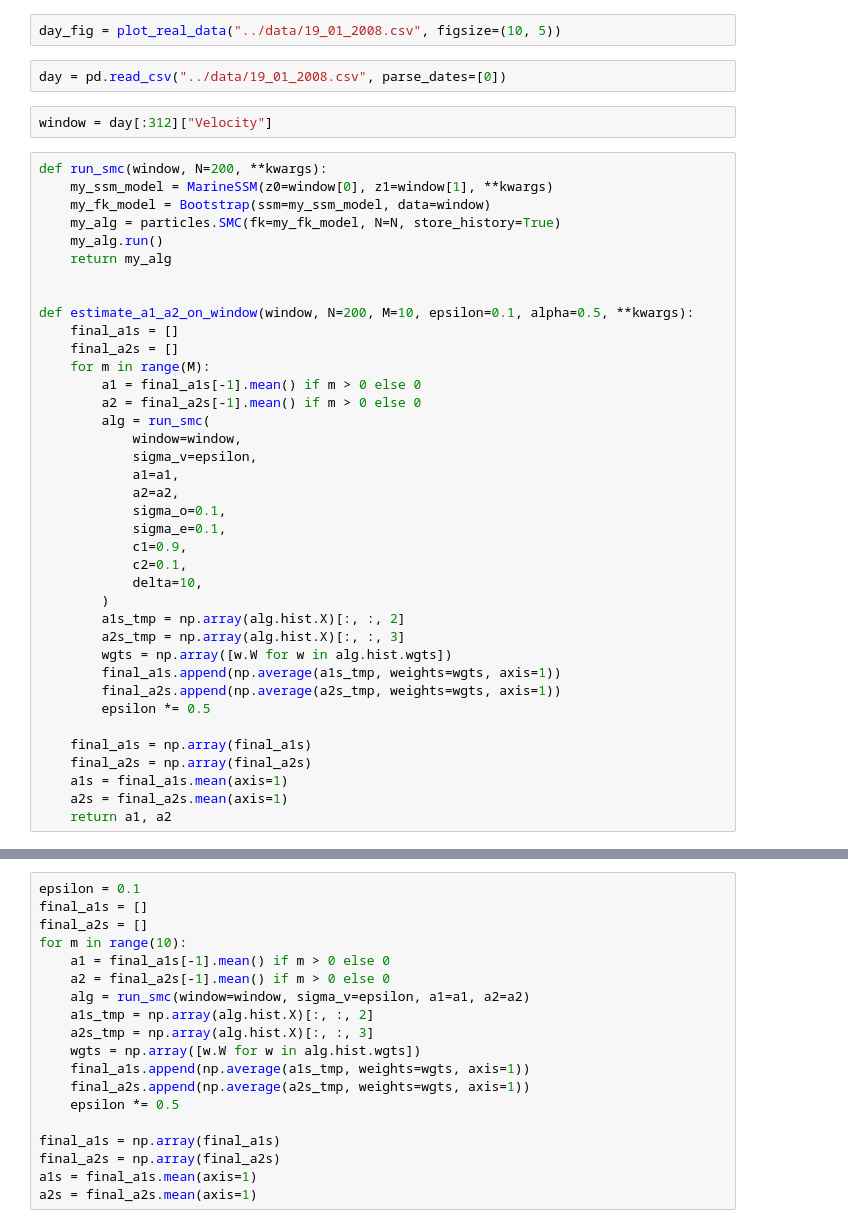
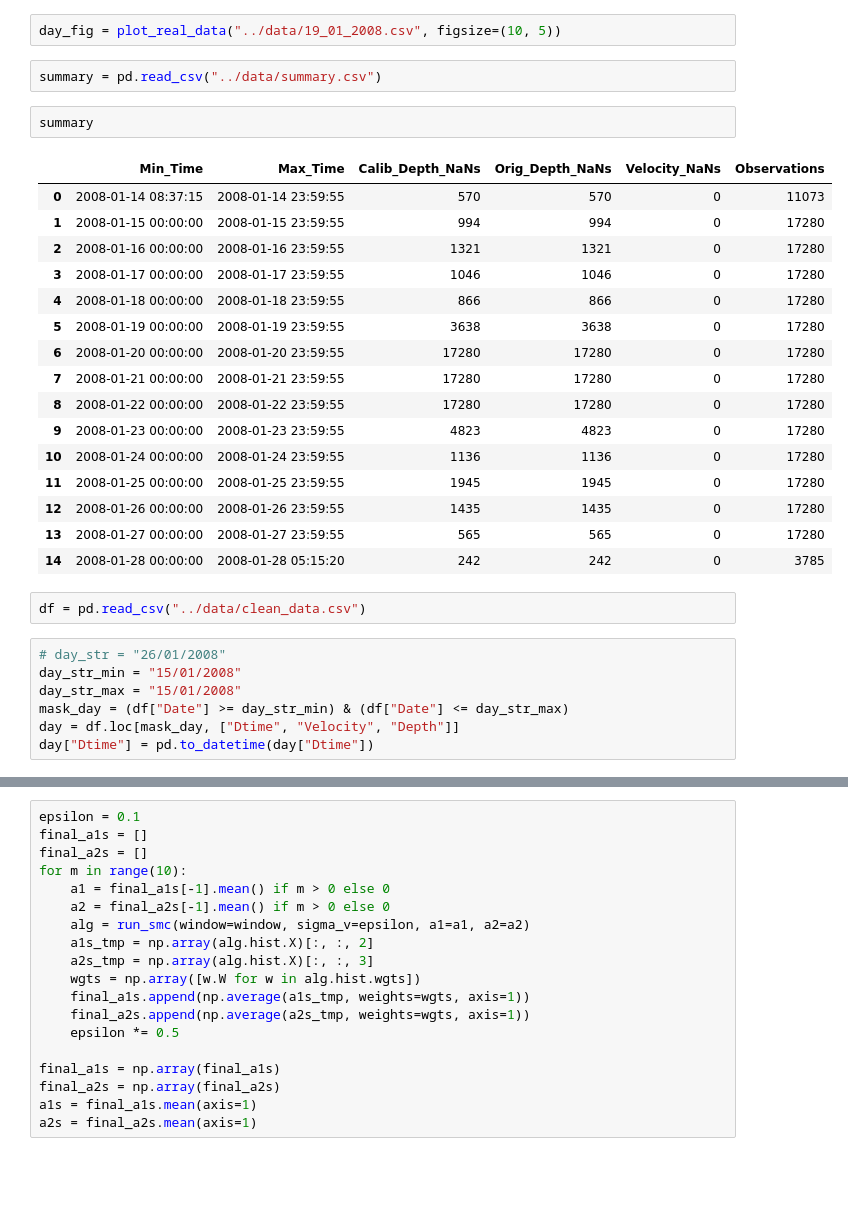
Before and after one commit to gwatkinson/smc_movement_models, a Jupyter notebook: notebooks/first_implementation.ipynb, the cells around one changed output, grey strips where cells are left out. Cells and saved outputs as stored; diff of their text form; blank space fills up the shorter version.

```diff
--- a/notebooks/first_implementation.ipynb
+++ b/notebooks/first_implementation.ipynb
@@ -22,44 +21,32 @@ gv_fig = plot_graph_values(figsize=None)
 # %%
 day_fig = plot_real_data("../data/19_01_2008.csv", figsize=(10, 5))
 # %%
-day = pd.read_csv("../data/19_01_2008.csv", parse_dates=[0])
+summary = pd.read_csv("../data/summary.csv")
-# %%
-window = day[:312]["Velocity"]
-# %%
-def run_smc(window, N=200, **kwargs):
-    my_ssm_model = MarineSSM(z0=window[0], z1=window[1], **kwargs)
-    my_fk_model = Bootstrap(ssm=my_ssm_model, data=window)
-    my_alg = particles.SMC(fk=my_fk_model, N=N, store_history=True)
-    my_alg.run()
-    return my_alg
-
-
-def estimate_a1_a2_on_window(window, N=200, M=10, epsilon=0.1, alpha=0.5, **kwargs):
-    final_a1s = []
-    final_a2s = []
-    for m in range(M):
-        a1 = final_a1s[-1].mean() if m > 0 else 0
-        a2 = final_a2s[-1].mean() if m > 0 else 0
-        alg = run_smc(
-            window=window,
-            sigma_v=epsilon,
-            a1=a1,
-            a2=a2,
-            sigma_o=0.1,
-            sigma_e=0.1,
-            c1=0.9,
-            c2=0.1,
-            delta=10,
-        )
-        a1s_tmp = np.array(alg.hist.X)[:, :, 2]
-        a2s_tmp = np.array(alg.hist.X)[:, :, 3]
-        wgts = np.array([w.W for w in alg.hist.wgts])
-        final_a1s.append(np.average(a1s_tmp, weights=wgts, axis=1))
-        final_a2s.append(np.average(a2s_tmp, weights=wgts, axis=1))
-        epsilon *= 0.5
-
-    final_a1s = np.array(final_a1s)
-    final_a2s = np.array(final_a2s)
-    a1s = final_a1s.mean(axis=1)
-    a2s = final_a2s.mean(axis=1)
-    return a1, a2
+# %%
+summary
+# %% [output]
+|  | Min_Time | Max_Time | Calib_Depth_NaNs | Orig_Depth_NaNs | Velocity_NaNs | Observations |
+| 0 | 2008-01-14 08:37:15 | 2008-01-14 23:59:55 | 570 | 570 | 0 | 11073 |
+| 1 | 2008-01-15 00:00:00 | 2008-01-15 23:59:55 | 994 | 994 | 0 | 17280 |
+| 2 | 2008-01-16 00:00:00 | 2008-01-16 23:59:55 | 1321 | 1321 | 0 | 17280 |
+| 3 | 2008-01-17 00:00:00 | 2008-01-17 23:59:55 | 1046 | 1046 | 0 | 17280 |
+| 4 | 2008-01-18 00:00:00 | 2008-01-18 23:59:55 | 866 | 866 | 0 | 17280 |
+| 5 | 2008-01-19 00:00:00 | 2008-01-19 23:59:55 | 3638 | 3638 | 0 | 17280 |
+| 6 | 2008-01-20 00:00:00 | 2008-01-20 23:59:55 | 17280 | 17280 | 0 | 17280 |
+| 7 | 2008-01-21 00:00:00 | 2008-01-21 23:59:55 | 17280 | 17280 | 0 | 17280 |
+| 8 | 2008-01-22 00:00:00 | 2008-01-22 23:59:55 | 17280 | 17280 | 0 | 17280 |
+| 9 | 2008-01-23 00:00:00 | 2008-01-23 23:59:55 | 4823 | 4823 | 0 | 17280 |
+| 10 | 2008-01-24 00:00:00 | 2008-01-24 23:59:55 | 1136 | 1136 | 0 | 17280 |
+| 11 | 2008-01-25 00:00:00 | 2008-01-25 23:59:55 | 1945 | 1945 | 0 | 17280 |
+| 12 | 2008-01-26 00:00:00 | 2008-01-26 23:59:55 | 1435 | 1435 | 0 | 17280 |
+| 13 | 2008-01-27 00:00:00 | 2008-01-27 23:59:55 | 565 | 565 | 0 | 17280 |
+| 14 | 2008-01-28 00:00:00 | 2008-01-28 05:15:20 | 242 | 242 | 0 | 3785 |
+# %%
+df = pd.read_csv("../data/clean_data.csv")
+# %%
+# day_str = "26/01/2008"
+day_str_min = "15/01/2008"
+day_str_max = "15/01/2008"
+mask_day = (df["Date"] >= day_str_min) & (df["Date"] <= day_str_max)
+day = df.loc[mask_day, ["Dtime", "Velocity", "Depth"]]
+day["Dtime"] = pd.to_datetime(day["Dtime"])
```
Also changed, not shown: parts of 10 cells of this notebook.
